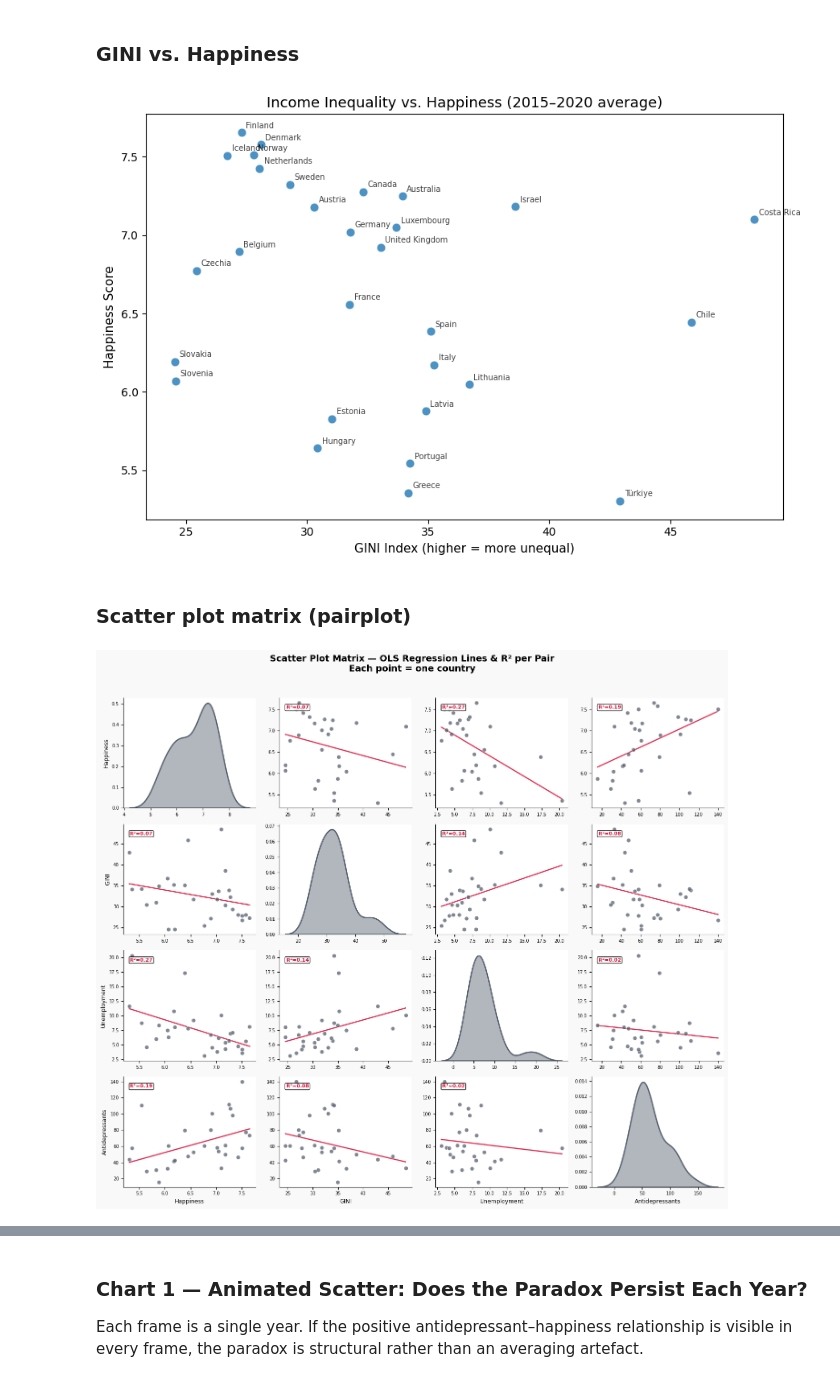
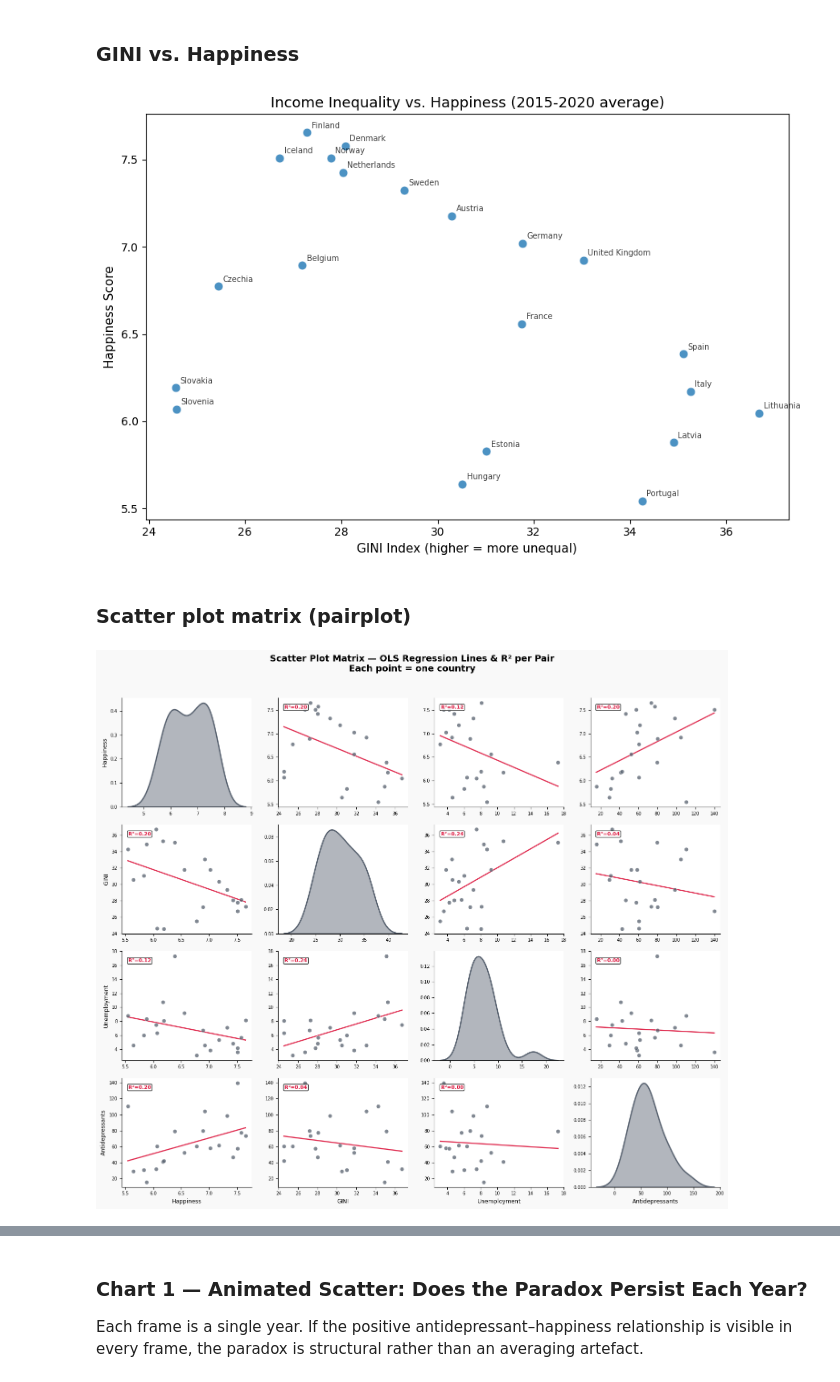
Before and after one commit to Jacopo00811/socialdata2026-project, a Jupyter notebook: HappinessRealorNot.ipynb, the cells around one changed output, grey strips where cells are left out. Cells and saved outputs as stored; diff of their text form; code cells hidden in the pictures.

```diff
--- a/HappinessRealorNot.ipynb
+++ b/HappinessRealorNot.ipynb
@@ -263,0 +365,10 @@ max         7.66  48.47         20.34           139.80
+# %%
+# Inner join: 4-metric df + ESS composites
+df = df.merge(agg_ess, left_on="Country", right_on="Country_std", how="inner")
+df.drop(columns=["Country_std"], inplace=True)
+
+print(f"Final dataset (with ESS): {len(df)} European countries\n")
+# print("Countries:", sorted(df["Country"].tolist()))
+# print(f"\nDropped (no ESS data): countries in original 29 not in ESS9")
+# print(f"\n── Summary ──")
+# display(df[['Country', 'Happiness', 'Antidepressants', 'Institutional_Trust', 'Social_Connection']].sort_values('Happiness', ascending=False).round(2))
@@ -394,7 +501,7 @@ plt.show()
 # %% [markdown]
 ### GINI vs. Happiness
 # %%
-# ── Scatter: GINI vs Happiness ───────────────────────────────
+# Scatter plot of GINI vs Happiness
 fig, ax = plt.subplots(figsize=(9, 6))
 ax.scatter(df["GINI"], df["Happiness"], s=60, alpha=0.8, edgecolors="white", linewidth=0.5)
 
@@ -408,16 +515,15 @@ for _, row in df.iterrows():
 
 ax.set_xlabel("GINI Index (higher = more unequal)", fontsize=11)
 ax.set_ylabel("Happiness Score", fontsize=11)
-ax.set_title("Income Inequality vs. Happiness (2015–2020 average)", fontsize=13)
+ax.set_title("Income Inequality vs. Happiness (2015-2020 average)", fontsize=13)
 plt.tight_layout()
+fig.savefig("./docs/images/gini_vs_happiness.png", dpi=150, bbox_inches="tight")
 plt.show()
 # %% [output]
-[figure, old version]
+[figure, new version]
 # %% [markdown]
 ### Scatter plot matrix (pairplot)
 # %%
-from scipy import stats
-
 POINT_COLOR = "#555F6D"  # uniform neutral colour for all scatter points
 
 n = len(METRICS)
@@ -441,41 +547,35 @@ for i, row_m in enumerate(METRICS):
             # Uniform neutral colour for all points
             ax.scatter(x_vals, y_vals, c=POINT_COLOR,
                        alpha=0.75, s=40, edgecolors="white", linewidth=0.5,
                        zorder=3)
 
             # OLS regression line — solid crimson
             slope, intercept, r_val, p_val, _ = stats.linregress(x_vals, y_vals)
             x_line = np.linspace(x_vals.min(), x_vals.max(), 100)
             ax.plot(x_line, slope * x_line + intercept,
                     color="crimson", linewidth=1.8, linestyle="-", alpha=0.9, zorder=2)
 
             # R² label — no significance stars
             ax.text(0.05, 0.90, f"R²={r_val**2:.2f}",
                     transform=ax.transAxes, fontsize=8, color="crimson",
                     fontweight="bold",
                     bbox=dict(boxstyle="round,pad=0.2", facecolor="white", alpha=0.85))
 
         # Axis labels on outer edges only
         ax.set_xlabel(col_m if i == n - 1 else "", fontsize=9)
         ax.set_ylabel(row_m if j == 0 else "", fontsize=9)
         ax.tick_params(labelsize=7)
 
-# Metric diagonal legend only
-metric_handles = [
-    plt.Line2D([0], [0], color=POINT_COLOR, linewidth=4,
-               alpha=0.6, label=m)
-    for m in METRICS
-]
-
 fig_sm.suptitle(
     "Scatter Plot Matrix — OLS Regression Lines & R² per Pair\n"
     "Each point = one country",
     fontsize=14, fontweight="bold", y=1.02,
 )
 plt.tight_layout()
+fig_sm.savefig("./docs/images/scatter_matrix.png", dpi=150, bbox_inches="tight")
 plt.show()
 # %% [output]
-[figure, old version]
+[figure, new version]
 # %% [markdown]
 # 3. Data Analysis — Machine Learning
 
```
Also changed, not shown: parts of 46 cells of this notebook, 27 other files.
